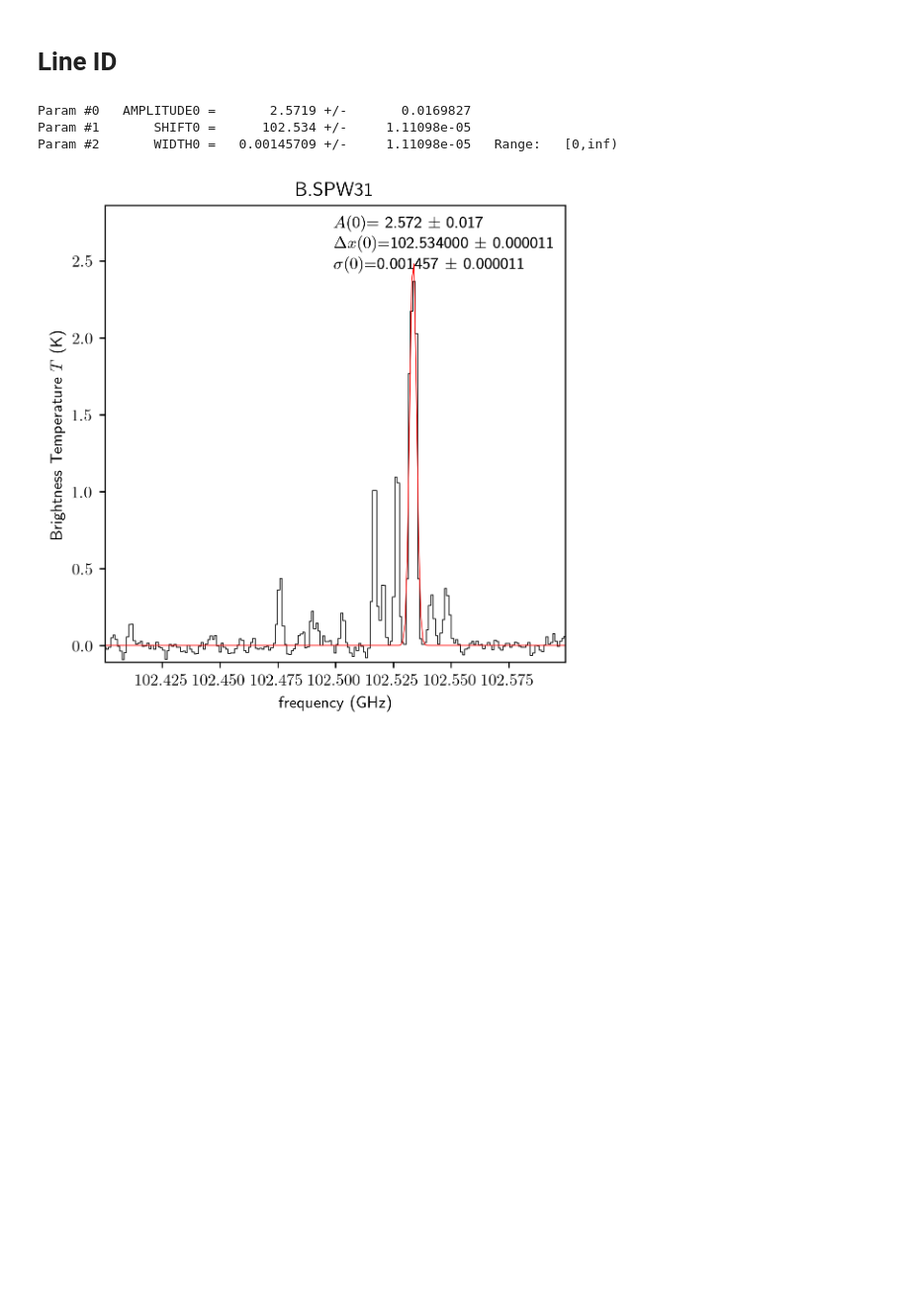
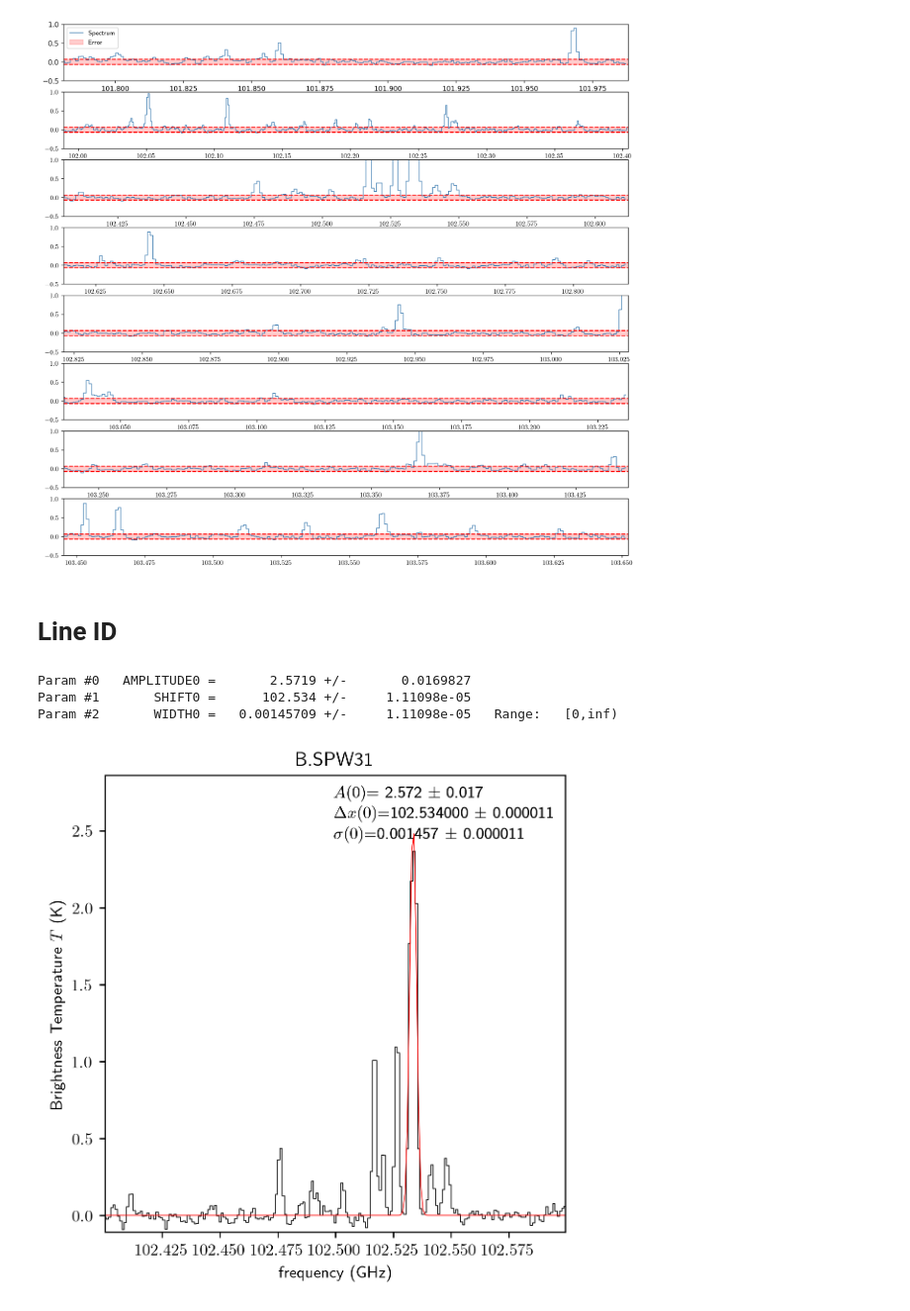
Before and after one commit to Parkerwise/Cloud-C, a Jupyter notebook: line-id-notebooks/B.spw31.ipynb, the cells around one changed output. Shown at 99% size. Cells and saved outputs as stored; diff of their text form; code cells hidden in the pictures; blank space fills up the shorter version.

```diff
--- a/line-id-notebooks/B.spw31.ipynb
+++ b/line-id-notebooks/B.spw31.ipynb
@@ -105,0 +106,94 @@ sigma: 0.022549215222194413 K
+# %%
+import astropy.io.fits as fits
+import matplotlib.pyplot as plt
+from matplotlib.patches import Rectangle
+from astropy.wcs import WCS
+from astropy import units as u
+import pylab
+import numpy as np
+from spectral_cube import SpectralCube
+import pyspeckit as psk
+import sys
+if not sys.warnoptions:
+    import warnings
+    warnings.simplefilter("ignore")
+
+#where the noise is taken for each cube
+Noise_measures=[
+[800,825], #B31
+]
+
+#name of each subplot
+plot_title=[
+"B31", #B31
+]
+
+#subdivisions of the frequency range
+Freq_range=[
+[0,212],
+[213,638],
+[639,851],
+[852,1064],
+[1065,1277],
+[1278,1490],
+[1491,1703],
+[1704,1916]
+]
+
+#init the figure
+fig1=pylab.figure(1,figsize=(15,16),dpi=250)
+
+#finds coords of the core
+center_path="B.Dust_Ridge_sci.spw25_27_29_31.cont.I.tt0.pbcor.fits"
+center_header=fits.getheader(center_path)
+wcenter=WCS(center_header)
+wcenter = wcenter.dropaxis(3)
+wcenter = wcenter.dropaxis(2)
+#finds the pixel positions for the RA and dec
+#find RA DEC of x,y,z
+core_coords=wcenter.pixel_to_world(175,166)
+
+#plots each cube
+for i in range(len(Freq_range)):
+    #plotting spectrum
+    path="B.Dust_Ridge_sci.spw31.cube.I.pbcor.fits"
+    #find the corresponding pixel positions for those coords in new image
+    header=fits.getheader(path)
+    w2=WCS(header)
+    image_coords=core_coords.to_pixel(w2,0,mode="wcs")
+    #plots spectrum
+    sc=SpectralCube.read(path)
+    sc.allow_huge_operations=True
+    sc_Ghz=sc.with_spectral_unit(u.GHz)
+    sc_Ghz=sc_Ghz.to(u.K)
+    freq,Dec,Ra = sc_Ghz.world[:,0,0]
+    subcube=sc_Ghz.hdu.data[:,int(image_coords[0])-5:int(image_coords[0])+5,int(image_coords[1])-5:int(image_coords[1])+5]
+    spectrum = np.average(subcube,axis=(1,2))
+    ax1=pylab.subplot(9,1,i+1)
+    ax1.plot(freq[Freq_range[i][0]:Freq_range[i][1]],spectrum[Freq_range[i][0]:Freq_range[i][1]],lw=1,drawstyle='steps-mid',color="SteelBlue",label="Spectrum")
+    pylab.ylim(-0.5,1)
+    plt.rcParams['text.usetex'] = True
+
+    #calculates noise
+    Noise_upper=Noise_measures[0][1]
+    Noise_lower=Noise_measures[0][0]
+    width=freq[Noise_upper]-freq[Noise_lower]
+    #calculate 3 sigma
+    sigma=np.std(spectrum[Noise_lower:Noise_upper])
+    three_sigma=3*sigma
+
+    #plots pm three sigma
+    #freq[Freq_range[i][0]:Freq_range[i][1]]
+    pylab.hlines(three_sigma,freq[Freq_range[i][0]].value,freq[Freq_range[i][1]].value,colors="red",ls="--" )
+    pylab.hlines(-1*three_sigma,freq[Freq_range[i][0]].value,freq[Freq_range[i][1]].value,colors="red",ls="--" )
+    pylab.xlim(freq[Freq_range[i][0]].value,freq[Freq_range[i][1]].value)
+
+    if i==0:
+        ax1.fill_between(freq.value,three_sigma, -1*three_sigma, alpha = 0.2, color= 'red',label="Error" )
+        plt.legend()
+    else:
+        ax1.fill_between(freq.value,three_sigma, -1*three_sigma, alpha = 0.2, color= 'red',label="" )
+    print(i,"done")
+plt.savefig("B31.divided.pdf")
+plt.savefig("B31.divided.png")
+# %% [output]
@@ -106,3 +208,4 @@ sigma: 0.022549215222194413 K
+[figure, added]
 # %% [markdown]
 # Line ID
 # %%
```
Also changed, not shown: parts of 3 cells of this notebook.
